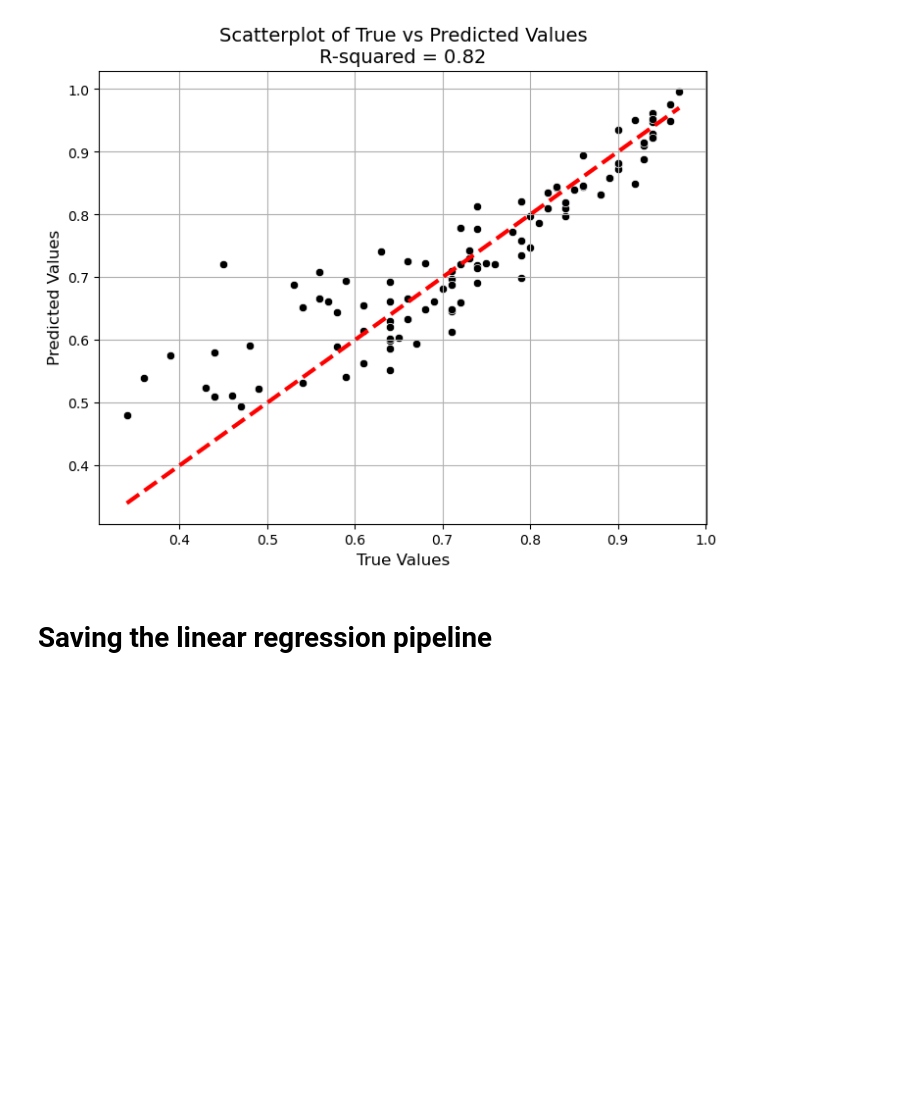
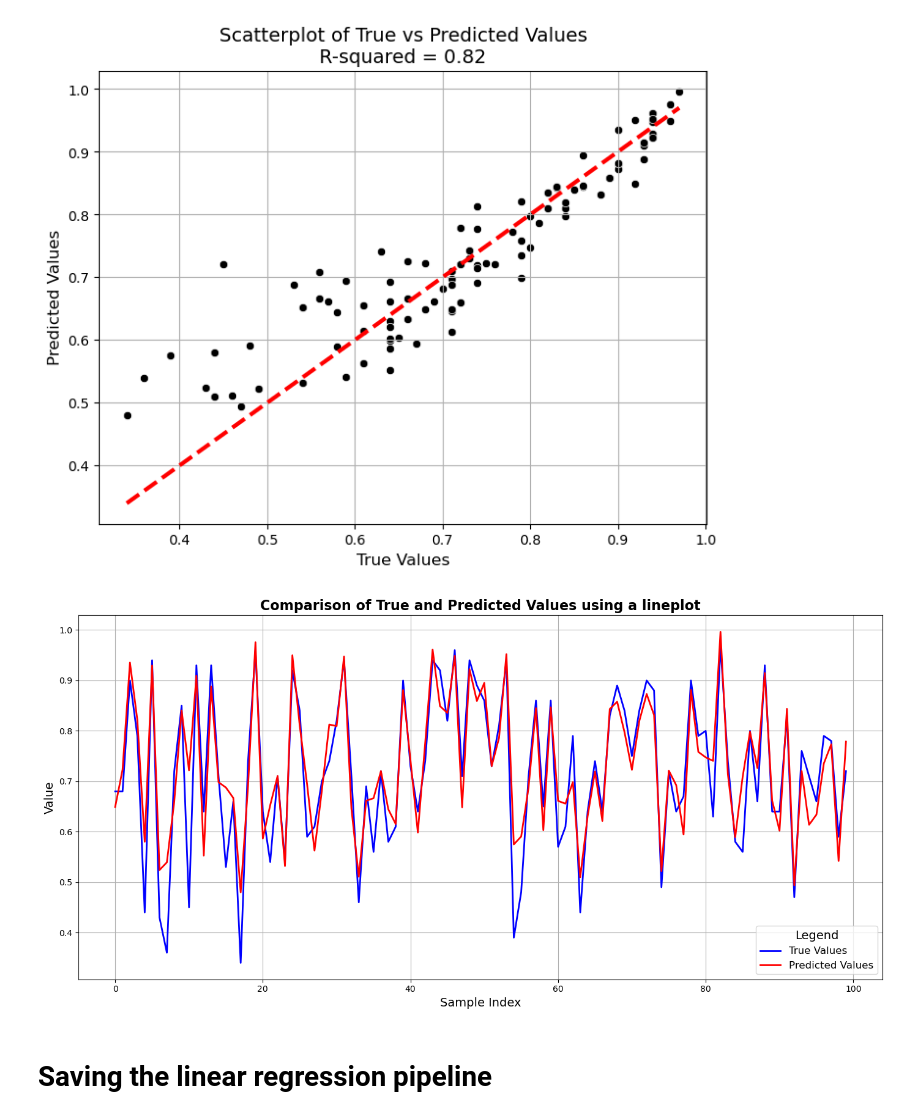
Before and after one commit to SujanNeupane42/DATA-601-Group-Project, a Jupyter notebook: modelling.ipynb, the cells around one changed output. Saved outputs shown, nothing was run; the diff lists cells and outputs as text; code cells hidden in the pictures; blank space fills up the shorter version.

```diff
--- a/modelling.ipynb
+++ b/modelling.ipynb
@@ -271,6 +271,20 @@ plt.plot([min(test[target]), max(test[target])], [min(test[target]), max(test[ta
 plt.show()
 # %% [output]
 [figure]
+# %%
+# Plot true values vs predicted values lineplot
+plt.figure(figsize=(14, 7))
+sns.lineplot(x=range(test.shape[0]), y=test[target], color='blue', label='True Values', linewidth=2)
+sns.lineplot(x=range(test.shape[0]), y=test_preds, color='red', label='Predicted Values', linewidth=2)
+plt.title('Comparison of True and Predicted Values using a lineplot', fontsize=16, fontweight='bold')
+plt.xlabel('Sample Index', fontsize=14)
+plt.ylabel('Value', fontsize=14)
+plt.legend(title='Legend', fontsize=12, title_fontsize=14)
+plt.grid(True)
+plt.tight_layout()
+plt.show()
+# %% [output]
+[figure, added]
 # %% [markdown]
 # Saving the linear regression pipeline
 # %%
```
Also changed, not shown: parts of 2 cells of this notebook.
